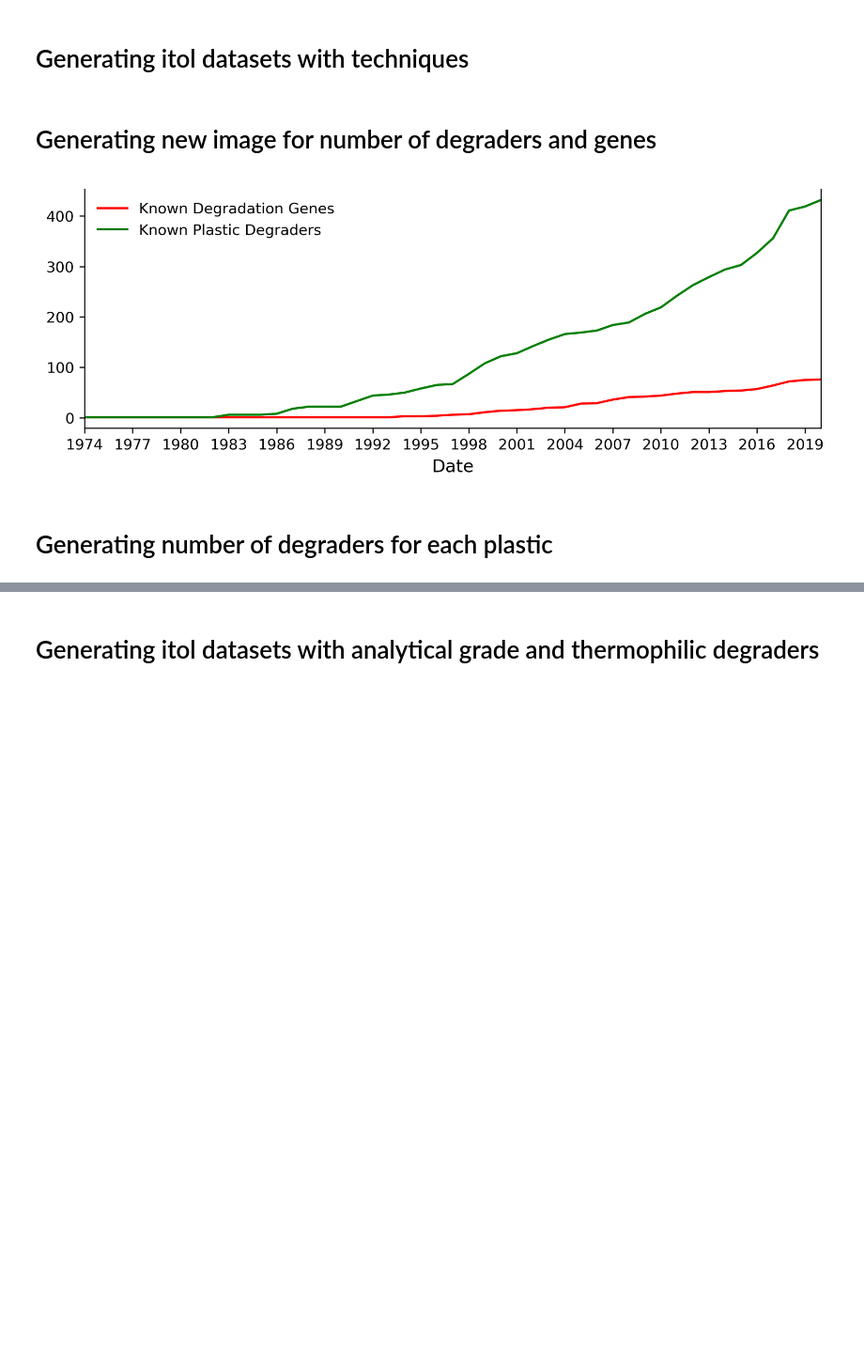
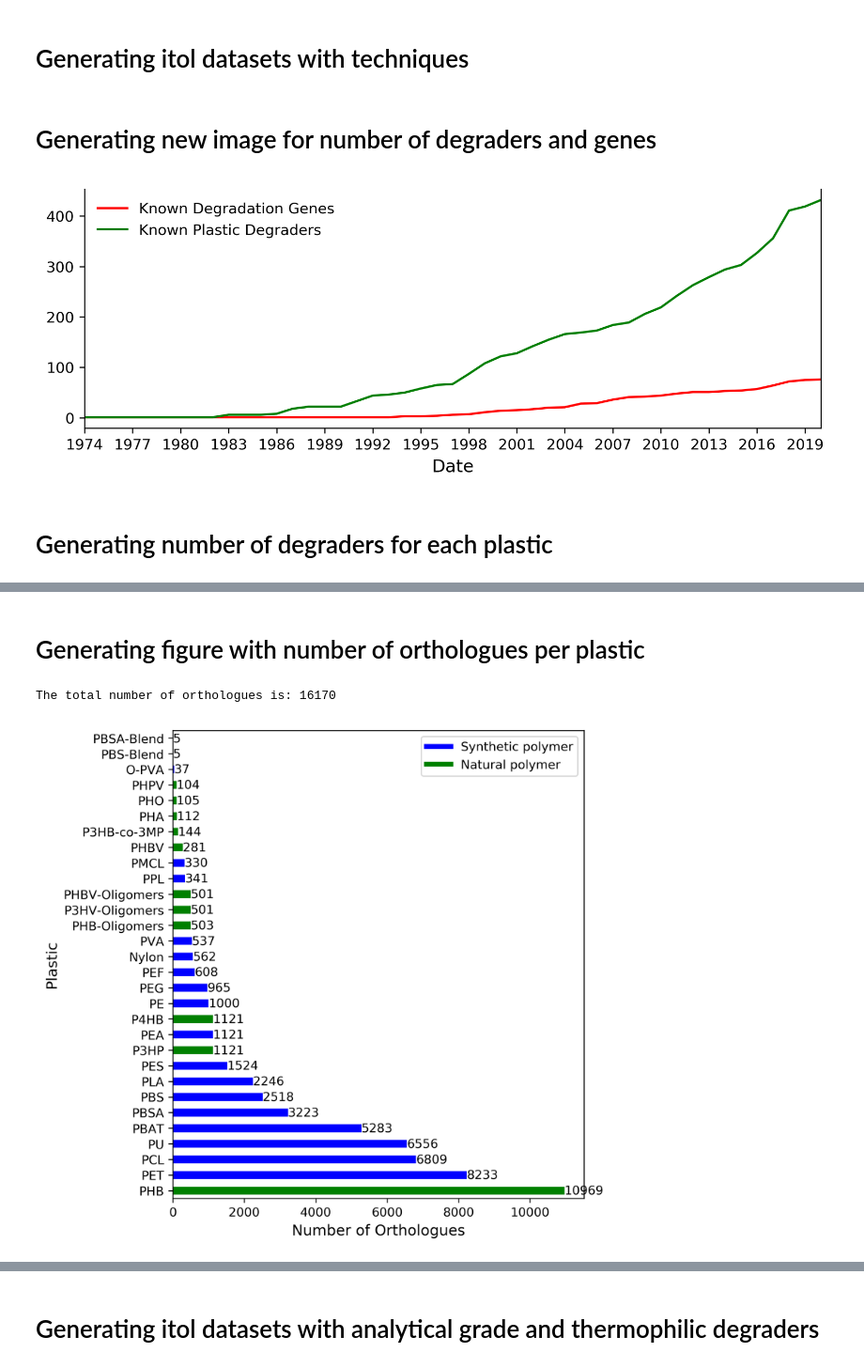
Before and after one commit to VictorGambarini/PlasticDegradersTree, a Jupyter notebook: Tree_tutorial.ipynb, the cells around one changed output, grey strips where cells are left out. Shown at 94% size. Cells and saved outputs as stored; diff of their text form; code cells hidden in the pictures; blank space fills up the shorter version.

```diff
--- a/Tree_tutorial.ipynb
+++ b/Tree_tutorial.ipynb
@@ -2190,0 +2255,80 @@ dtype: int64
+# %% [markdown]
+<a id='Generating-percentages-all-species-tree'></a>
+# Generating figure with number of orthologues per plastic
+# %%
+blast_outputs_list = os.listdir("all_genomes_blasts")
+plastics_dict = {}
+ncbi_id_dict = {}
+
+for file in blast_outputs_list:
+    file_blast = open("all_genomes_blasts/"+file)
+    blast = file_blast.readlines()
+    plastics_list = file.split("__")[3].split(".")[0].split("_")
+    count = 0
+
+    for line in blast:
+        qseqid = line.rstrip().split("\t")[0]
+        sseqid = line.rstrip().split("\t")[1].split("_")[0]
+        ncbi_id = line.rstrip().split("\t")[1].split("_")[1]
+        pident = float(line.rstrip().split("\t")[2])
+        length = int(line.rstrip().split("\t")[3])
+        mismatch = int(line.rstrip().split("\t")[4])
+        gapopen = int(line.rstrip().split("\t")[5])
+        qstart = int(line.rstrip().split("\t")[6])
+        qend = float(line.rstrip().split("\t")[7])
+        sstart = float(line.rstrip().split("\t")[8])
+        send = float(line.rstrip().split("\t")[9])
+        evalue = float(line.rstrip().split("\t")[10])
+        bitscore = float(line.rstrip().split("\t")[11])
+        if evalue <= 1e-10 and pident >= 50:
+            count += 1
+            if ncbi_id not in ncbi_id_dict:
+                ncbi_id_dict[ncbi_id] = 0
+
+    for plastic in plastics_list:
+        if plastic not in plastics_dict:
+            plastics_dict[plastic] = count
+        else:
+            plastics_dict[plastic] += count
+
+plastic_list, count_list = [], []
+for i, v in plastics_dict.items():
+    plastic_list.append(i)
+    count_list.append(v)
+
+data = list(zip(plastic_list, count_list))
+df4 = pd.DataFrame(data, columns=['Plastic','Number of orthologues'])
+df4.sort_values(by=['Number of orthologues'], inplace=True, ascending=False)
+
+
+print("The total number of orthologues is: "+str(len(ncbi_id_dict)))
+
+for index, row in df4.iterrows():
+    if row["Plastic"] in natural_polymers_dict:
+        df4.at[index, "Natural_polymer"] = natural_polymers_dict[row["Plastic"]]
+
+df4.reset_index(inplace=True)
+del df4['index']
+df4
+
+figure(num=None, figsize=(6, 7), dpi=300, facecolor='w', edgecolor='k')
+plt.clf()
+ax = plt.gca()
+colors = {0: 'b', 1: 'g'}
+df4.plot(kind='barh', x='Plastic', y='Number of orthologues', ax=ax, color=[colors[i] for i in df4['Natural_polymer']])
+ax.set_ylabel("Plastic", fontsize=12)
+ax.set_xlabel("Number of Orthologues", fontsize=12)
+for index, row in df4.iterrows():
+    i = index
+    v = row["Number of orthologues"]
+    ax.text(v + 0.1, i - .25, str(v), color='black')
+
+from matplotlib.lines import Line2D
+custom_lines = [Line2D([0], [0], color="blue", lw=4),
+                Line2D([0], [0], color="green", lw=4),]
+
+ax.legend(custom_lines, ['Synthetic polymer', 'Natural polymer'])
+plt.show()
+# %% [output]
+The total number of orthologues is: 16170
+[figure, added]
```
Also changed, not shown: parts of 12 cells of this notebook.
